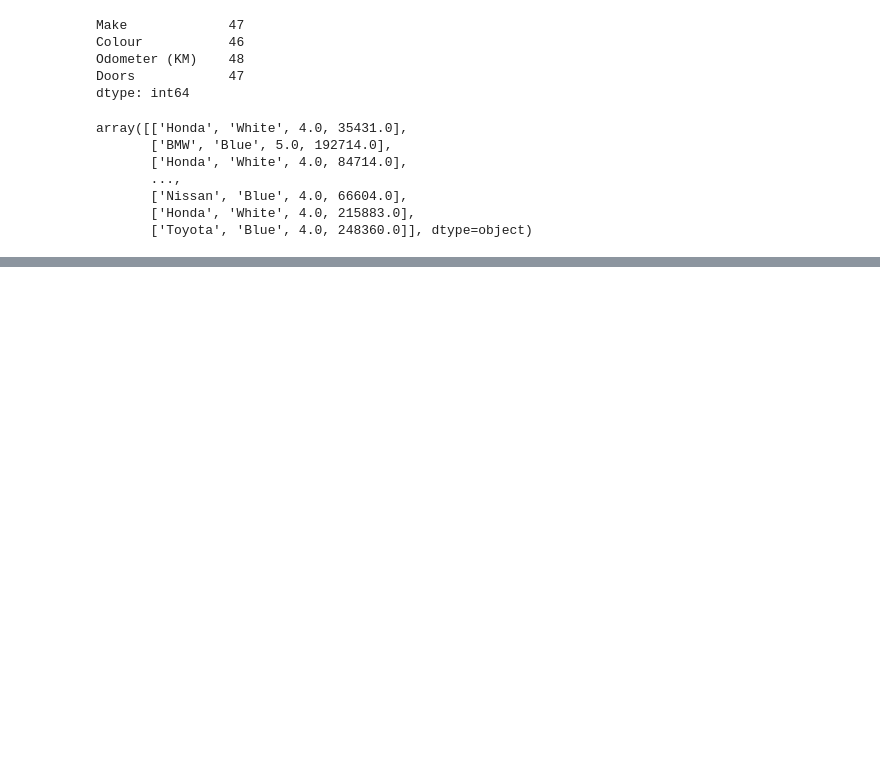
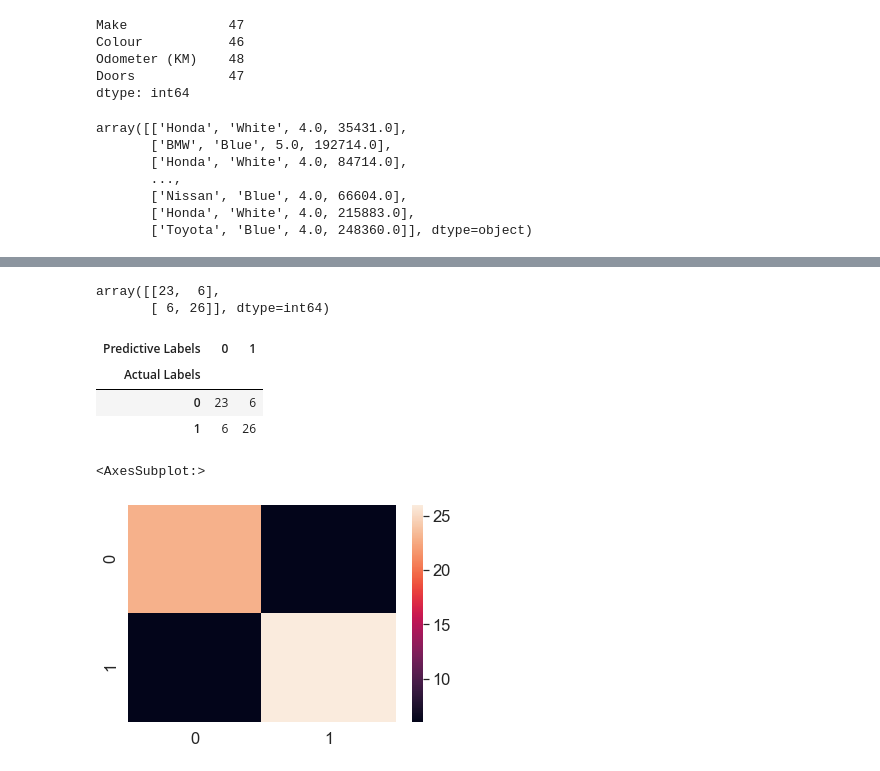
Before and after one commit to Aaron32365/Python-ML-Notes, a Jupyter notebook: intro-to-scikit-learn.ipynb, the cells around one changed output, grey strips where cells are left out. Drawn from its saved outputs; the diff is of its cells as text; code cells hidden in the pictures; blank space fills up the shorter version.

```diff
--- a/intro-to-scikit-learn.ipynb
+++ b/intro-to-scikit-learn.ipynb
@@ -527,0 +684,4 @@ array([['Honda', 'White', 4.0, 35431.0],
+# %%
+#import data that has a classification problem, does someone have heart disease?
+heart_disease = pd.read_csv("heart-disease.csv")
+heart_disease.head()
@@ -527,0 +1147,20 @@ array([['Honda', 'White', 4.0, 35431.0],
+# %%
+from sklearn.metrics import confusion_matrix
+
+y_preds = clf.predict(x_test)
+
+confusion_matrix(y_test, y_preds)
+# %% [output]
+array([[23,  6],
+       [ 6, 26]], dtype=int64)
+# %%
+#visualize confusion matrix with pd.crosstab()
+pd.crosstab(y_test,
+           y_preds,
+           rownames=["Actual Labels"],
+           colnames=["Predictive Labels"])
+# %% [output]
+| Predictive Labels | 0 | 1 |
+| Actual Labels |  |  |
+| 0 | 23 | 6 |
+| 1 | 6 | 26 |
@@ -527,0 +1172,15 @@ array([['Honda', 'White', 4.0, 35431.0],
+# %%
+#Make confusion matrix with seaborn heatmap (a color encoded matrix)
+import seaborn as sns
+
+#set font scale
+sns.set(font_scale=1.5)
+
+#create a confusion matrix
+conf_mat = confusion_matrix(y_test, y_preds)
+
+#plot it using Seaborn
+sns.heatmap(conf_mat)
+# %% [output]
+<AxesSubplot:>
+[figure, added]
```
Also changed, not shown: parts of 121 cells of this notebook, 1 other file.
